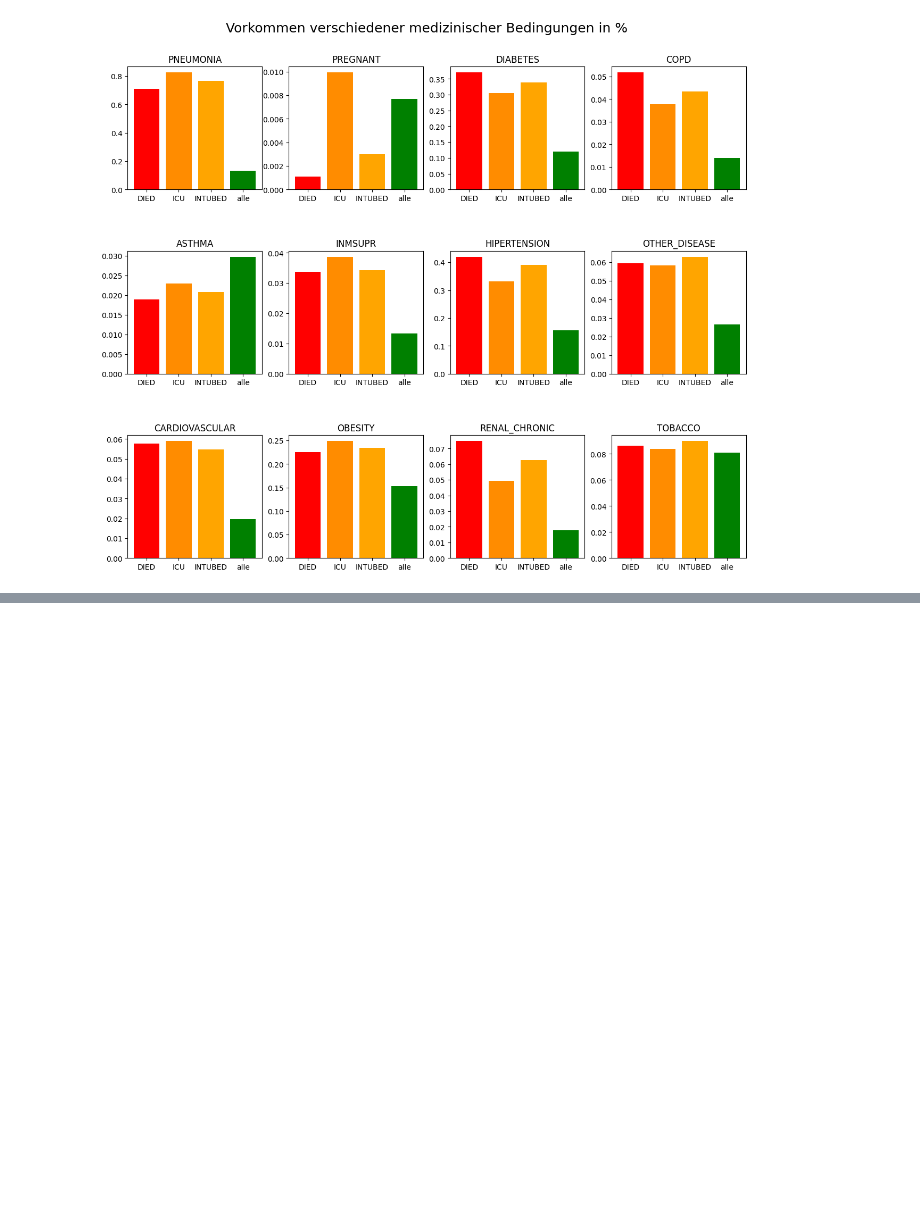
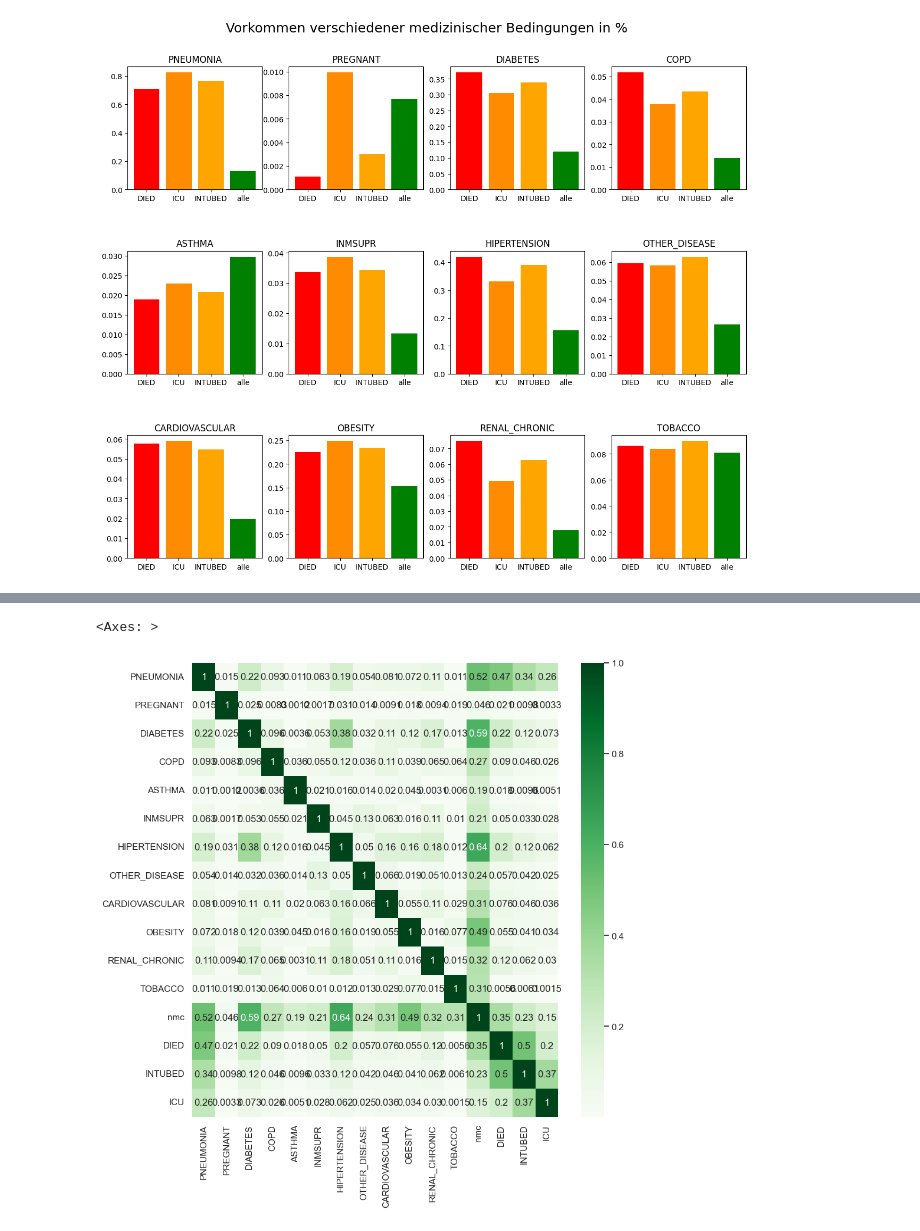
Before and after one commit to roink/covid-19-risiko-erkennung, a Jupyter notebook: notebooks/1.05-CK-Exploration.ipynb, the cells around one changed output, grey strips where cells are left out. Cells and saved outputs as stored; diff of their text form; code cells hidden in the pictures; blank space fills up the shorter version.

```diff
--- a/notebooks/1.05-CK-Exploration.ipynb
+++ b/notebooks/1.05-CK-Exploration.ipynb
@@ -149,0 +193,10 @@ plt.show()
+# %%
+selected_columns.extend(['nmc','DIED','INTUBED','ICU'])
+matrix = df[selected_columns].corr()
+matrix=abs(matrix)
+sns.set(font_scale=0.5)
+sns.set(rc = {'figure.figsize':(10, 10)})
+sns.heatmap(matrix, cmap="Greens", annot=True)
+# %% [output]
+<Axes: >
+[figure, added]
```
Also changed, not shown: parts of 6 cells of this notebook.
